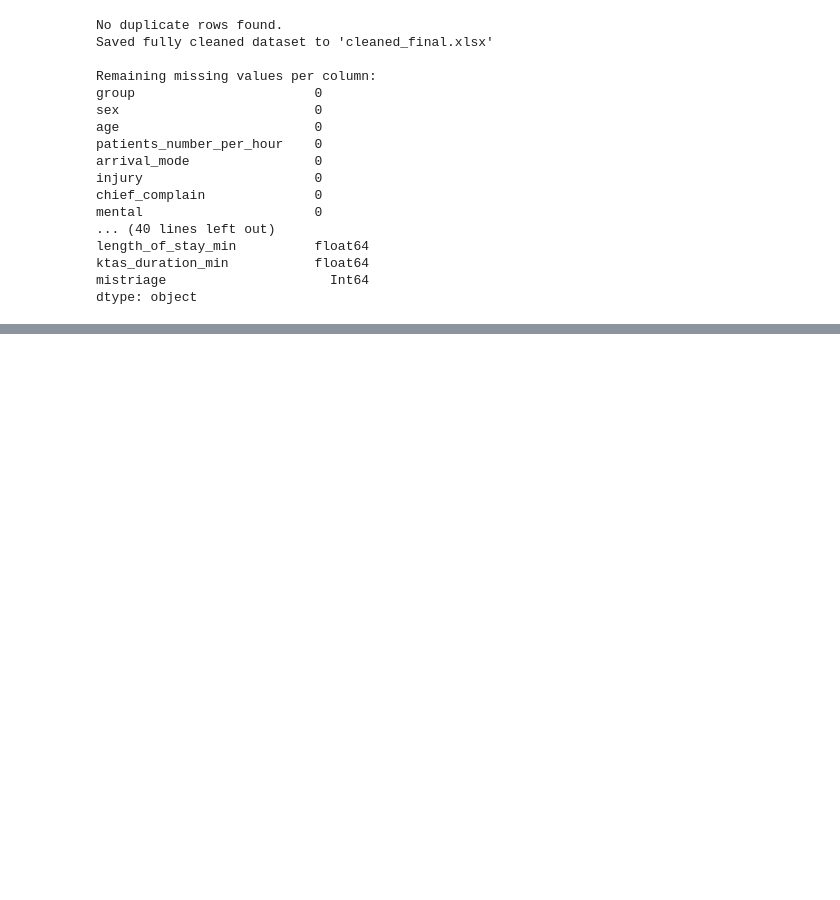
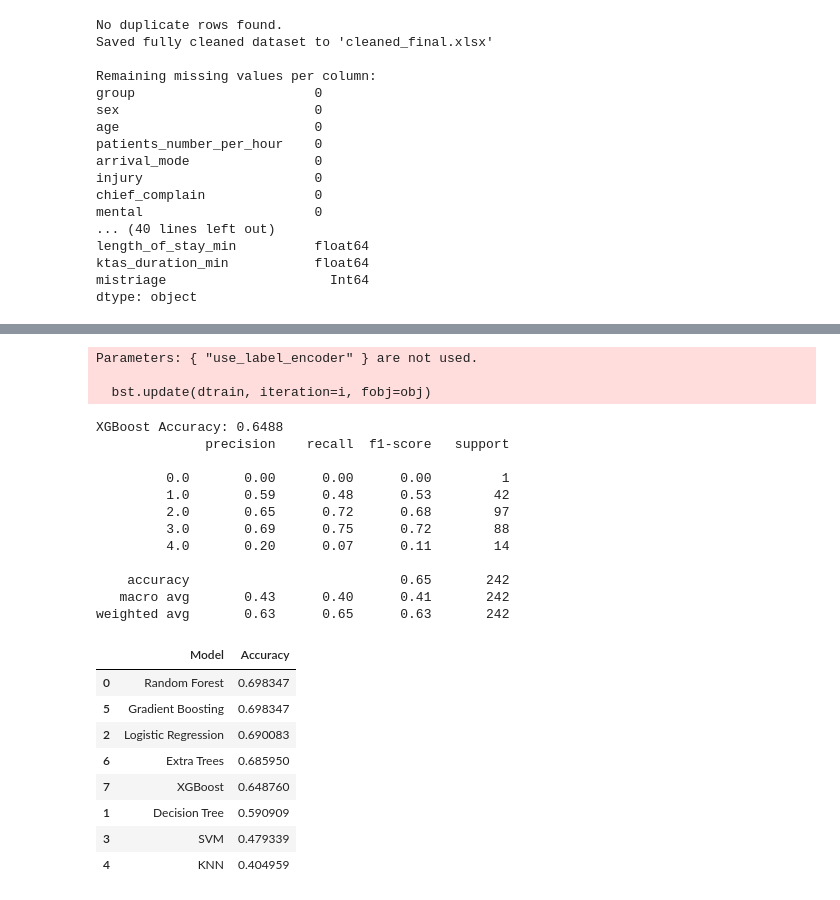
Before and after one commit to AreejAljuhani/SAEIF, a Jupyter notebook: Triage-model.ipynb, the cells around one changed output, grey strips where cells are left out. Drawn from its saved outputs; the diff is of its cells as text; code cells hidden in the pictures; blank space fills up the shorter version.

Commit message:
Model building

```diff
--- a/Triage-model.ipynb
+++ b/Triage-model.ipynb
@@ -365,0 +404,49 @@ Numeric summary statistics:
+# %%
+from sklearn.ensemble import RandomForestClassifier, GradientBoostingClassifier, ExtraTreesClassifier
+from sklearn.tree import DecisionTreeClassifier
+from sklearn.linear_model import LogisticRegression
+from sklearn.svm import SVC
+from sklearn.neighbors import KNeighborsClassifier
+from xgboost import XGBClassifier
+from sklearn.metrics import accuracy_score, classification_report
+import pandas as pd
+
+y_train_shifted = y_train - 1
+y_test_shifted = y_test - 1
+
+# Define models
+models = {
+    "Random Forest": RandomForestClassifier(random_state=42),
+    "Decision Tree": DecisionTreeClassifier(random_state=42),
+    "Logistic Regression": LogisticRegression(max_iter=5000),
+    "SVM": SVC(),
+    "KNN": KNeighborsClassifier(),
+    "Gradient Boosting": GradientBoostingClassifier(random_state=42),
+    "Extra Trees": ExtraTreesClassifier(random_state=42),
+    "XGBoost": XGBClassifier(use_label_encoder=False, eval_metric='mlogloss', random_state=42)
+}
+
+results = []
+
+# Train and evaluate models
+for name, model in models.items():
+    print(f"\nTraining {name}...")
+    if name == "XGBoost":
+        model.fit(X_train, y_train_shifted)
+        y_pred = model.predict(X_test)
+        acc = accuracy_score(y_test_shifted, y_pred)
+        print(f"\n{name} Accuracy: {acc:.4f}")
+
+    else:
+        model.fit(X_train, y_train)
+        y_pred = model.predict(X_test)
+        acc = accuracy_score(y_test, y_pred)
+        print(f"\n{name} Accuracy: {acc:.4f}")
+
+
+    results.append((name, acc))
+
+# Display summary table
+results_df = pd.DataFrame(results, columns=['Model', 'Accuracy']).sort_values(by='Accuracy', ascending=False)
+display(results_df)
+# %% [output]
@@ -365,0 +512,24 @@ Numeric summary statistics:
+Parameters: { "use_label_encoder" } are not used.
+
+  bst.update(dtrain, iteration=i, fobj=obj)
+XGBoost Accuracy: 0.6488
+              precision    recall  f1-score   support
+
+         0.0       0.00      0.00      0.00         1
+         1.0       0.59      0.48      0.53        42
+         2.0       0.65      0.72      0.68        97
+         3.0       0.69      0.75      0.72        88
+         4.0       0.20      0.07      0.11        14
+
+    accuracy                           0.65       242
+   macro avg       0.43      0.40      0.41       242
+weighted avg       0.63      0.65      0.63       242
+|  | Model | Accuracy |
+| 0 | Random Forest | 0.698347 |
+| 5 | Gradient Boosting | 0.698347 |
+| 2 | Logistic Regression | 0.690083 |
+| 6 | Extra Trees | 0.685950 |
+| 7 | XGBoost | 0.648760 |
+| 1 | Decision Tree | 0.590909 |
+| 3 | SVM | 0.479339 |
+| 4 | KNN | 0.404959 |
```
Also changed, not shown: parts of 4 cells of this notebook, 3 other files.
